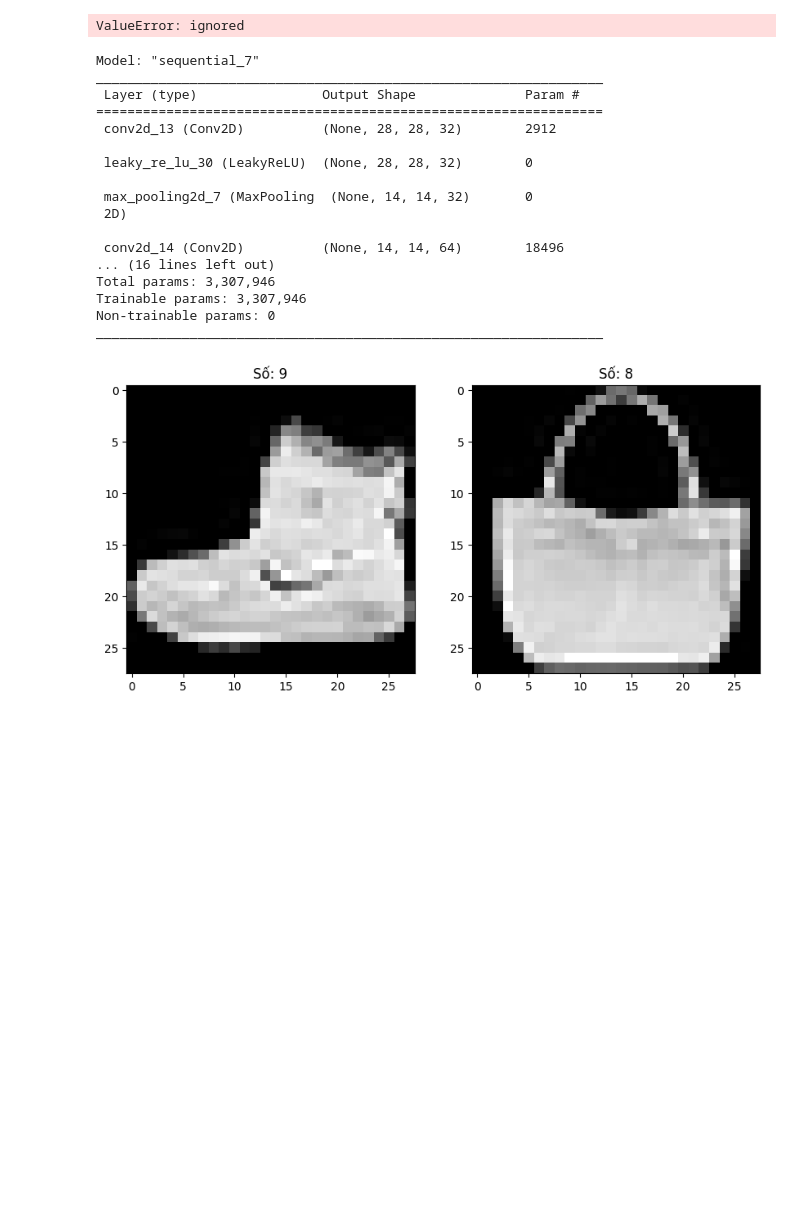
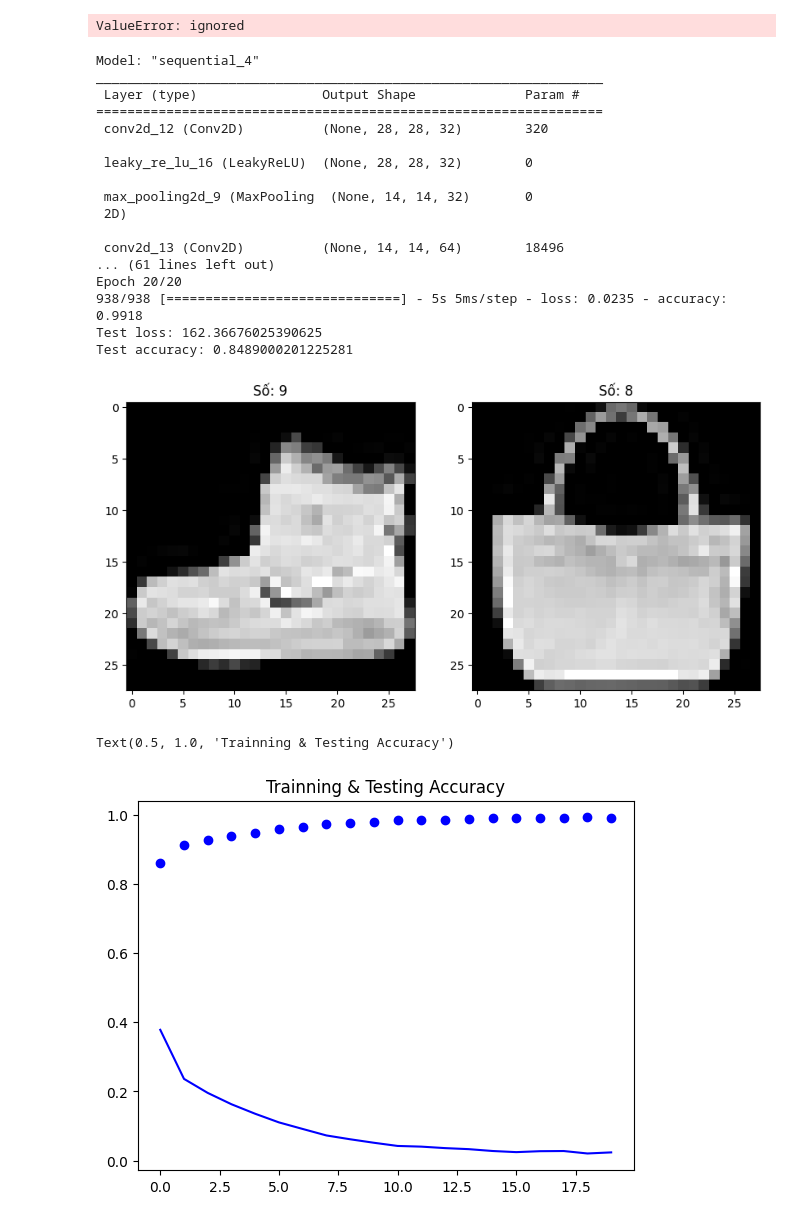
Before and after one commit to TriDuks/AIDeepLearning, a Jupyter notebook: CNNpFashion.ipynb, the cells around one changed output. Drawn from its saved outputs; the diff is of its cells as text; code cells hidden in the pictures; blank space fills up the shorter version.

Commit message:
Được tạo bằng Colaboratory

```diff
--- a/CNNpFashion.ipynb
+++ b/CNNpFashion.ipynb
@@ -107,8 +109,9 @@ train_x = train_x.astype('float32')
 train_x = train_x/255
 
 from keras.utils import to_categorical
-train_y = to_categorical(train_y)
-test_y = to_categorical(test_y)
+train_y = to_categorical(train_y, num_classes=10)
+test_y = to_categorical(test_y, num_classes=10)
+
 from keras.models import Sequential, Model
 from keras.layers import Dense, Input, Flatten, Dropout, Conv2D, MaxPool2D, Normalization
 from keras.optimizers import Adam
@@ -117,8 +120,9 @@ batch_size = 64 #Lô để hạn, fitBox là lô để phân loại
 epochs_size = 20
 classes = 10
 model = Sequential()
-model.add(Conv2D(32, kernel_size=(3,3), activation='linear', input_shape = (28,28,10), padding = 'same'))  #Padding kichs thước bộ đệm sẽ bằng kích thước ban đầu
+model.add(Conv2D(32, kernel_size=(3,3), activation='linear', input_shape = (28,28,1), padding = 'same'))  #Padding kichs thước bộ đệm sẽ bằng kích thước ban đầu
 model.summary
+
 
 from keras.layers.pooling.max_pooling2d import MaxPooling2D
 from keras.layers.activation.leaky_relu import LeakyReLU
@@ -126,8 +130,9 @@ model.add(LeakyReLU(alpha = 0.1))
 model.add(MaxPooling2D((2,2), padding = 'same'))
 model.add(Conv2D(64,(3,3), activation='linear', padding = 'same'))
 model.add(LeakyReLU(alpha = 0.1))
-model.add(Conv2D(128,(3,3), activation='linear', padding = 'same'))
-model.add(LeakyReLU(alpha = 0.1))
+model.add(Conv2D(128,(3,3),activation='linear',padding='same'))
+model.add(LeakyReLU(alpha=0.1))
+model.add(MaxPooling2D((2,2),padding='same'))
 
 from keras import optimizers
 from keras.optimizers import Adam
@@ -138,25 +143,40 @@ model.add(LeakyReLU(alpha = 0.1))
 model.add(Dense(classes, activation='softmax'))
 model.compile(loss='categorical_crossentropy', optimizer = Adam(), metrics = ['accuracy'])
 model.summary()
+train = model.fit(train_x, train_y, batch_size = batch_size, epochs = 20, verbose = 1)
+# Đánh giá hiệu suất của mô hình trên tập dữ liệu kiểm tra
+score = model.evaluate(test_x, test_y, verbose=0)
+print('Test loss:', score[0])
+print('Test accuracy:', score[1])
 # %% [output]
-Model: "sequential_7"
+Model: "sequential_4"
 _________________________________________________________________
  Layer (type)                Output Shape              Param #
 =================================================================
- conv2d_13 (Conv2D)          (None, 28, 28, 32)        2912
+ conv2d_12 (Conv2D)          (None, 28, 28, 32)        320
 
- leaky_re_lu_30 (LeakyReLU)  (None, 28, 28, 32)        0
+ leaky_re_lu_16 (LeakyReLU)  (None, 28, 28, 32)        0
 
- max_pooling2d_7 (MaxPooling  (None, 14, 14, 32)       0
+ max_pooling2d_9 (MaxPooling  (None, 14, 14, 32)       0
  2D)
 
- conv2d_14 (Conv2D)          (None, 14, 14, 64)        18496
-... (16 lines left out)
-Total params: 3,307,946
-Trainable params: 3,307,946
-Non-trainable params: 0
-_________________________________________________________________
+ conv2d_13 (Conv2D)          (None, 14, 14, 64)        18496
+... (61 lines left out)
+Epoch 20/20
+938/938 [==============================] - 5s 5ms/step - loss: 0.0235 - accuracy: 0.9918
+Test loss: 162.36676025390625
+Test accuracy: 0.8489000201225281
 [figure]
+# %%
+accuracy = train.history['accuracy']
+val_accuracy = train.history['loss']
+epochs = range(len(accuracy))
+plt.plot(epochs, accuracy, 'bo', label = 'Trainning Accuracy')
+plt.plot(epochs, val_accuracy, 'b', label = 'Test Accuracy')
+plt.title('Trainning & Testing Accuracy')
+# %% [output]
+Text(0.5, 1.0, 'Trainning & Testing Accuracy')
+[figure, added]
 # %%
 from keras.models import Model
 from keras.layers import Input, Dense, Flatten, Dropout, Conv2D, MaxPooling2D, LeakyReLU
```
Also changed, not shown: parts of 3 cells of this notebook.
